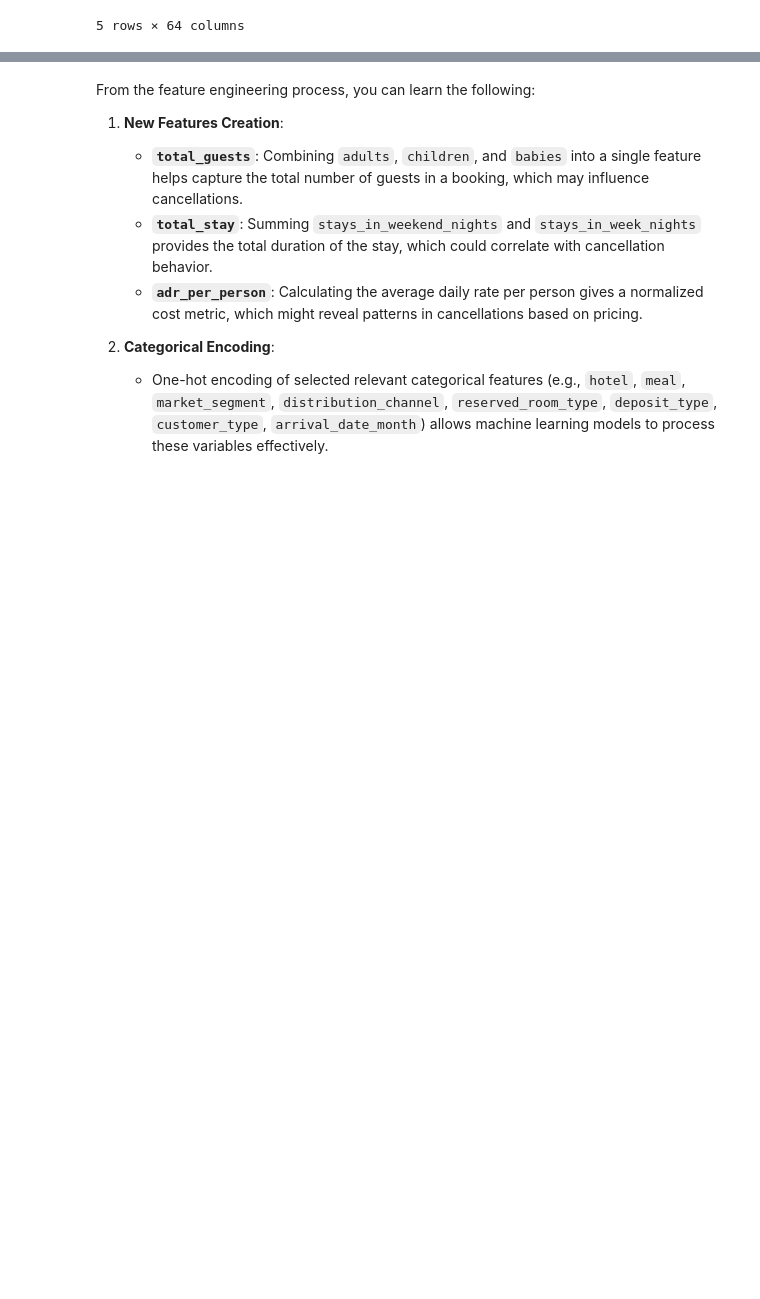
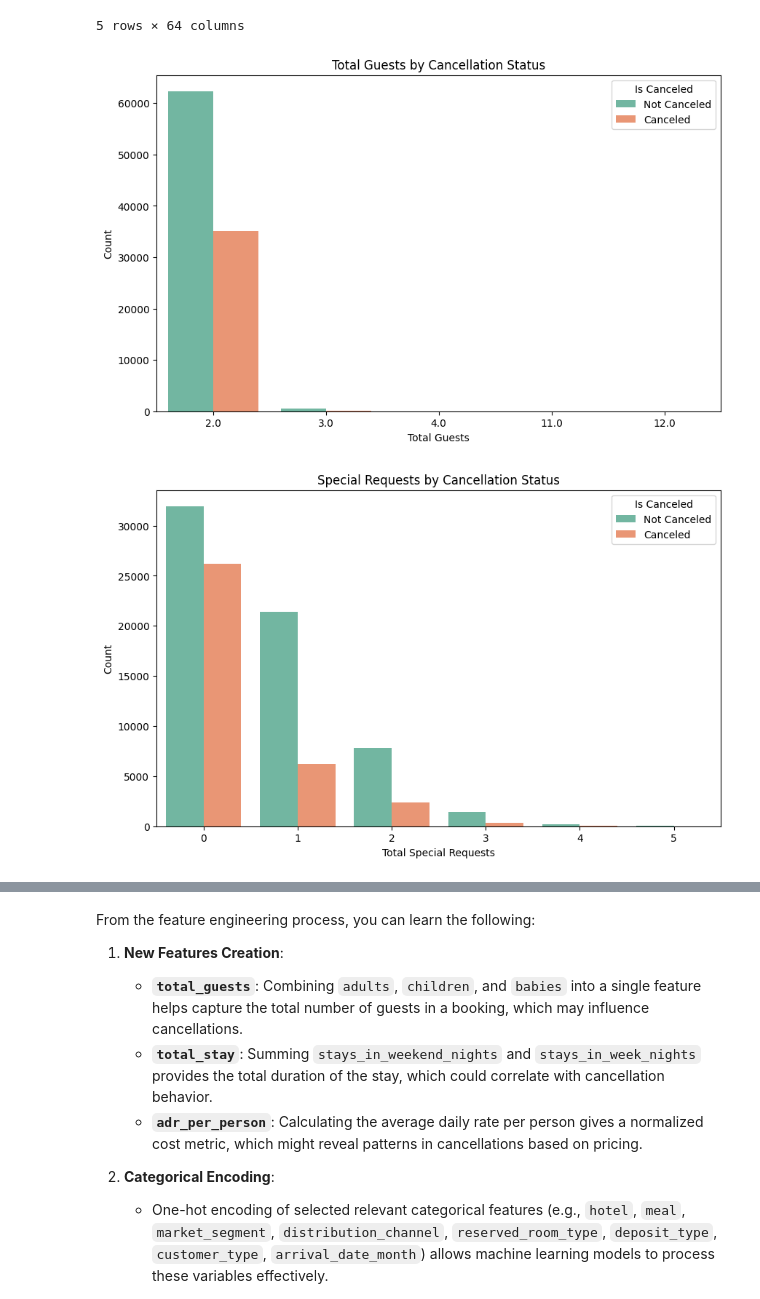
Before and after one commit to EitanKatz1/Hotel_bookin_demand, a Jupyter notebook: Hotel_bookin_demand_EDA.ipynb, the cells around one changed output, grey strips where cells are left out. Saved outputs shown, nothing was run; the diff lists cells and outputs as text; code cells hidden in the pictures; blank space fills up the shorter version.

```diff
--- a/Hotel_bookin_demand_EDA.ipynb
+++ b/Hotel_bookin_demand_EDA.ipynb
@@ -590,3 +584,27 @@ For example, when doing 'df[col].method(value, inplace=True)', try using 'df.met
 | 3 | 0 | 13 | 2015 | 27 | 1 | ... |
 | 4 | 0 | 14 | 2015 | 27 | 1 | ... |
 5 rows × 64 columns
+# %%
+
+
+# Visualize the relationship between total_guests and is_canceled
+plt.figure(figsize=(10, 6))
+sns.countplot(data=df, x='total_guests', hue='is_canceled', palette='Set2')
+plt.title("Total Guests by Cancellation Status")
+plt.xlabel("Total Guests")
+plt.ylabel("Count")
+plt.legend(title="Is Canceled", labels=["Not Canceled", "Canceled"])
+plt.show()
+
+
+# Visualize the relationship between total_of_special_requests and is_canceled
+plt.figure(figsize=(10, 6))
+sns.countplot(data=df, x='total_of_special_requests', hue='is_canceled', palette='Set2')
+plt.title("Special Requests by Cancellation Status")
+plt.xlabel("Total Special Requests")
+plt.ylabel("Count")
+plt.legend(title="Is Canceled", labels=["Not Canceled", "Canceled"])
+plt.show()
+# %% [output]
+[figure, added]
+[figure, added]
```
Also changed, not shown: parts of 6 cells of this notebook.
